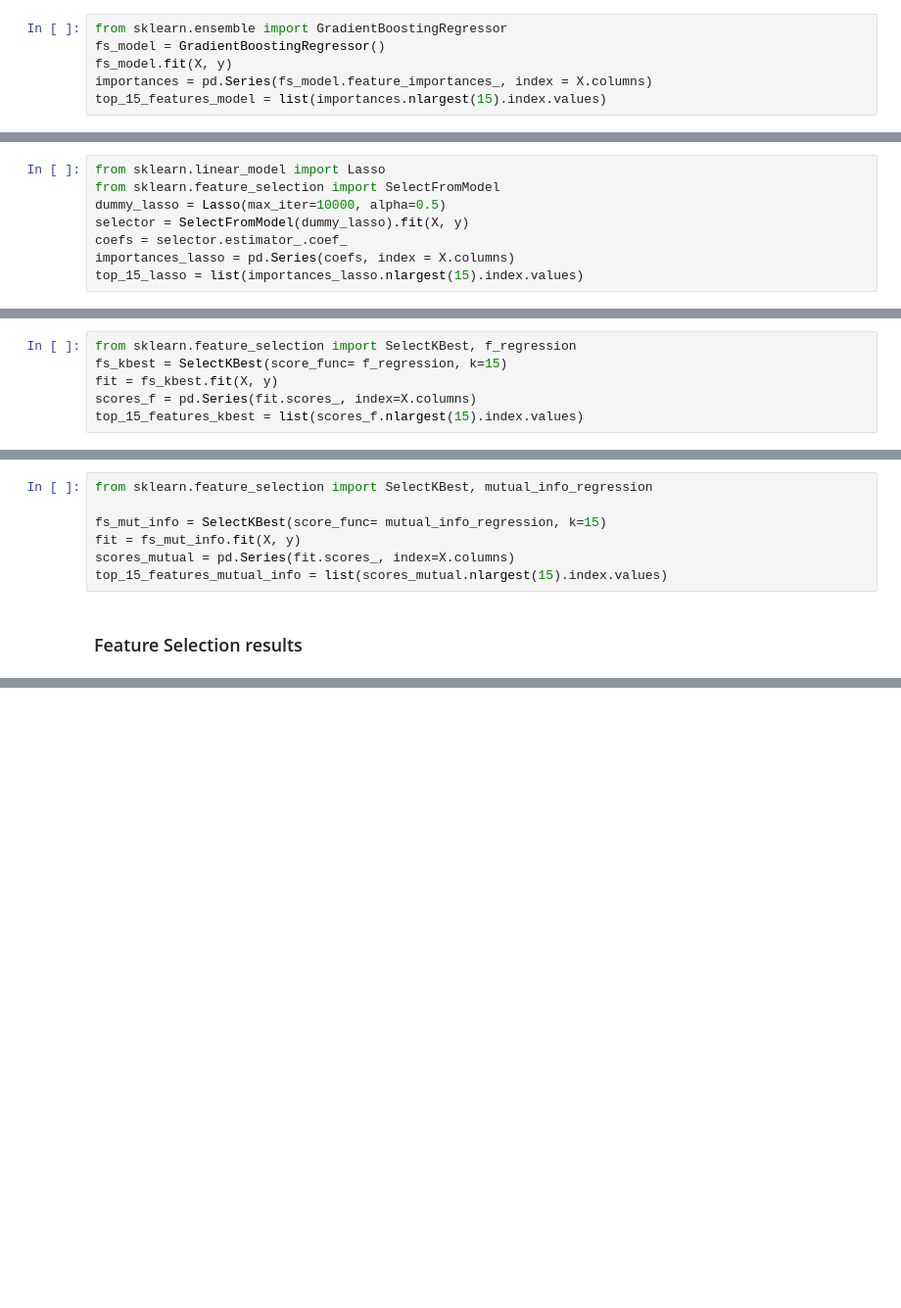
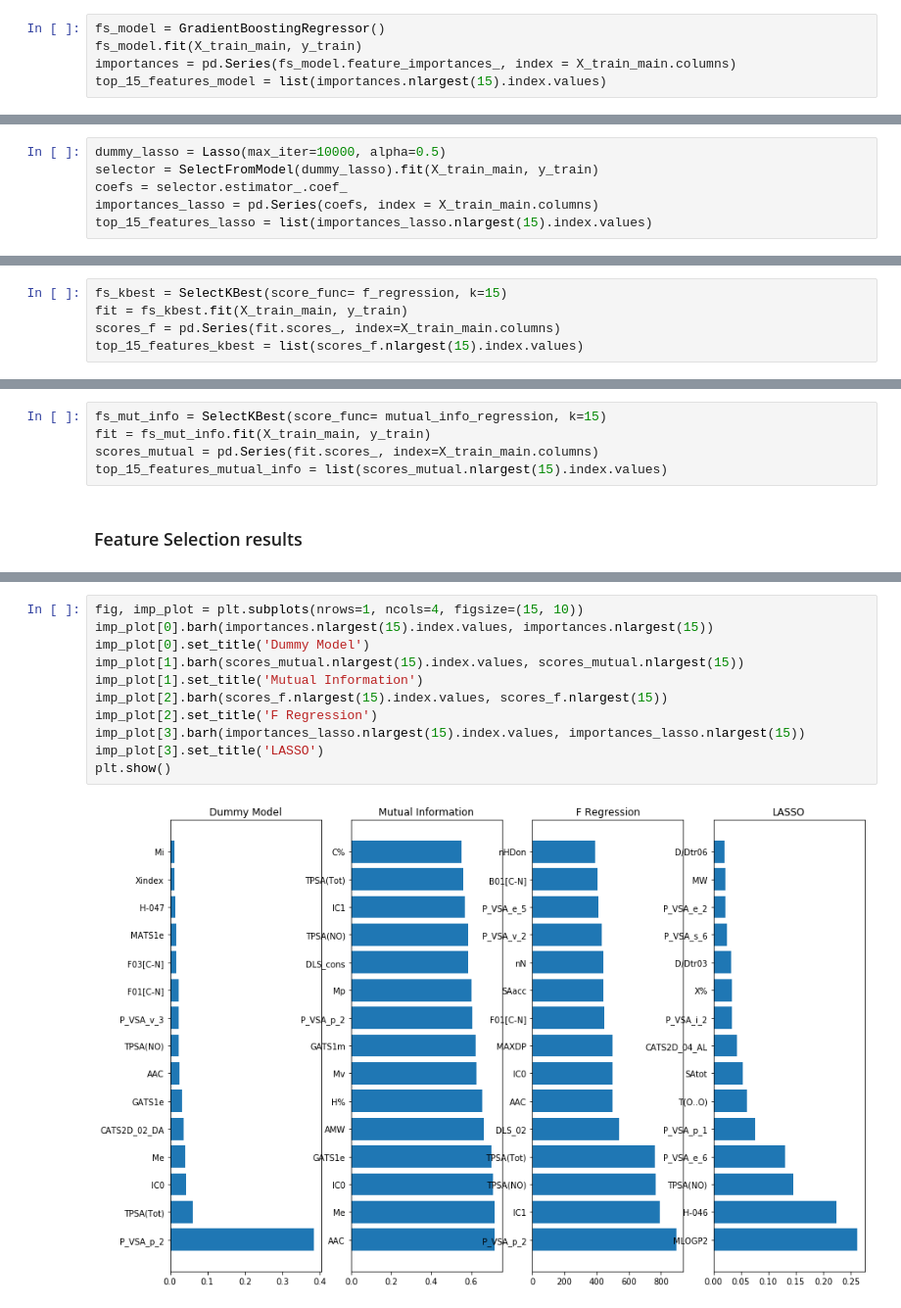
Before and after one commit to jtd1g16/HLCpredict, a Jupyter notebook: d_final_models_noVPAS_DRAGON.ipynb, the cells around one changed output, grey strips where cells are left out. Shown at 98% size. Cells and saved outputs as stored; diff of their text form; blank space fills up the shorter version.

Commit message:
notebook containing all models following workflow: 4x feature selection methods - grid search for every model - each model run on each feature subset - train and test scores saved - models saved

```diff
--- a/d_final_models_noVPAS_DRAGON.ipynb
+++ b/d_final_models_noVPAS_DRAGON.ipynb
@@ -95,8 +113,7 @@ Made aware of features selection methods in scikitlearn via https://towardsdatas
 See also [scikit-learn docs](https://scikit-learn.org/stable/modules/feature_selection.html)
 ### Importances via 'dummy' GradientBoostingRegressor
 # %%
-from sklearn.ensemble import GradientBoostingRegressor
 fs_model = GradientBoostingRegressor()
-fs_model.fit(X, y)
-importances = pd.Series(fs_model.feature_importances_, index = X.columns)
+fs_model.fit(X_train_main, y_train)
+importances = pd.Series(fs_model.feature_importances_, index = X_train_main.columns)
 top_15_features_model = list(importances.nlargest(15).index.values)
@@ -106,31 +138,26 @@ top_15_features_model = list(importances.nlargest(15).index.values)
 # %% [markdown]
 ### Importances via 'dummy' LASSO model
 # %%
-from sklearn.linear_model import Lasso
-from sklearn.feature_selection import SelectFromModel
 dummy_lasso = Lasso(max_iter=10000, alpha=0.5)
-selector = SelectFromModel(dummy_lasso).fit(X, y)
+selector = SelectFromModel(dummy_lasso).fit(X_train_main, y_train)
 coefs = selector.estimator_.coef_
-importances_lasso = pd.Series(coefs, index = X.columns)
-top_15_lasso = list(importances_lasso.nlargest(15).index.values)
+importances_lasso = pd.Series(coefs, index = X_train_main.columns)
+top_15_features_lasso = list(importances_lasso.nlargest(15).index.values)
 # %% [markdown]
 ### SelectKBest using f_regression scoring function
 F-test estimates degree of linear dependency
 # %%
-from sklearn.feature_selection import SelectKBest, f_regression
 fs_kbest = SelectKBest(score_func= f_regression, k=15)
-fit = fs_kbest.fit(X, y)
-scores_f = pd.Series(fit.scores_, index=X.columns)
+fit = fs_kbest.fit(X_train_main, y_train)
+scores_f = pd.Series(fit.scores_, index=X_train_main.columns)
 top_15_features_kbest = list(scores_f.nlargest(15).index.values)
 # %% [markdown]
 ### SelectKBest using mutual_info_regression
 Catch any statistical dependancy, but requires more samples than f_reg
 # %%
-from sklearn.feature_selection import SelectKBest, mutual_info_regression
-
 fs_mut_info = SelectKBest(score_func= mutual_info_regression, k=15)
-fit = fs_mut_info.fit(X, y)
-scores_mutual = pd.Series(fit.scores_, index=X.columns)
+fit = fs_mut_info.fit(X_train_main, y_train)
+scores_mutual = pd.Series(fit.scores_, index=X_train_main.columns)
 top_15_features_mutual_info = list(scores_mutual.nlargest(15).index.values)
 # %% [markdown]
 ### Feature Selection results
@@ -524,0 +164,13 @@ Testing Score:   0.8718186319993001
+# %%
+fig, imp_plot = plt.subplots(nrows=1, ncols=4, figsize=(15, 10))
+imp_plot[0].barh(importances.nlargest(15).index.values, importances.nlargest(15))
+imp_plot[0].set_title('Dummy Model')
+imp_plot[1].barh(scores_mutual.nlargest(15).index.values, scores_mutual.nlargest(15))
+imp_plot[1].set_title('Mutual Information')
+imp_plot[2].barh(scores_f.nlargest(15).index.values, scores_f.nlargest(15))
+imp_plot[2].set_title('F Regression')
+imp_plot[3].barh(importances_lasso.nlargest(15).index.values, importances_lasso.nlargest(15))
+imp_plot[3].set_title('LASSO')
+plt.show()
+# %% [output]
+[figure, added]
```
Also changed, not shown: parts of 110 cells of this notebook.
